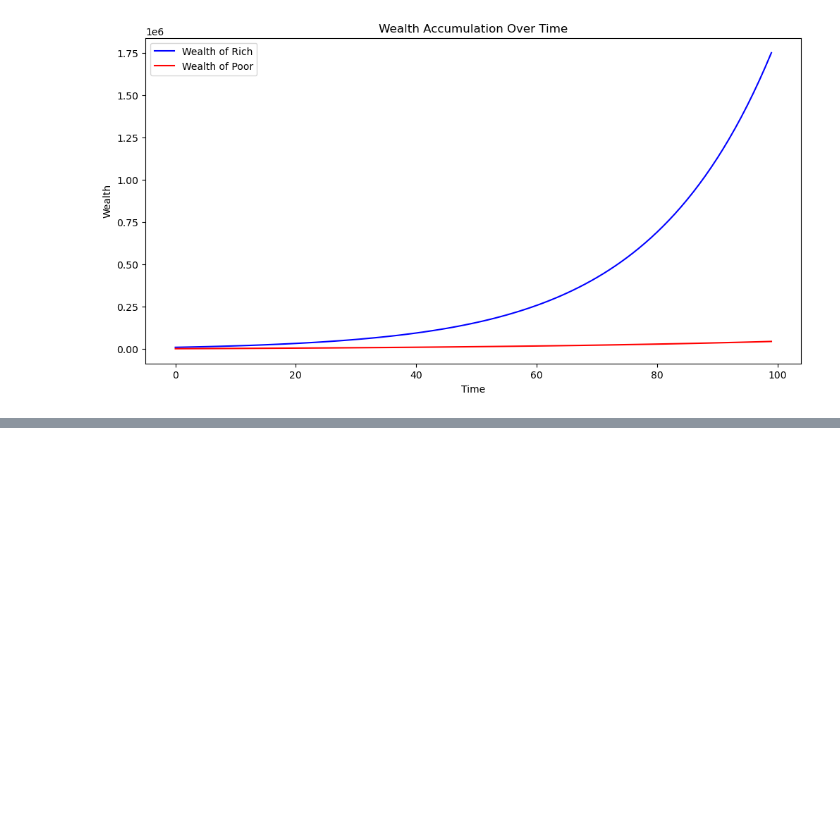
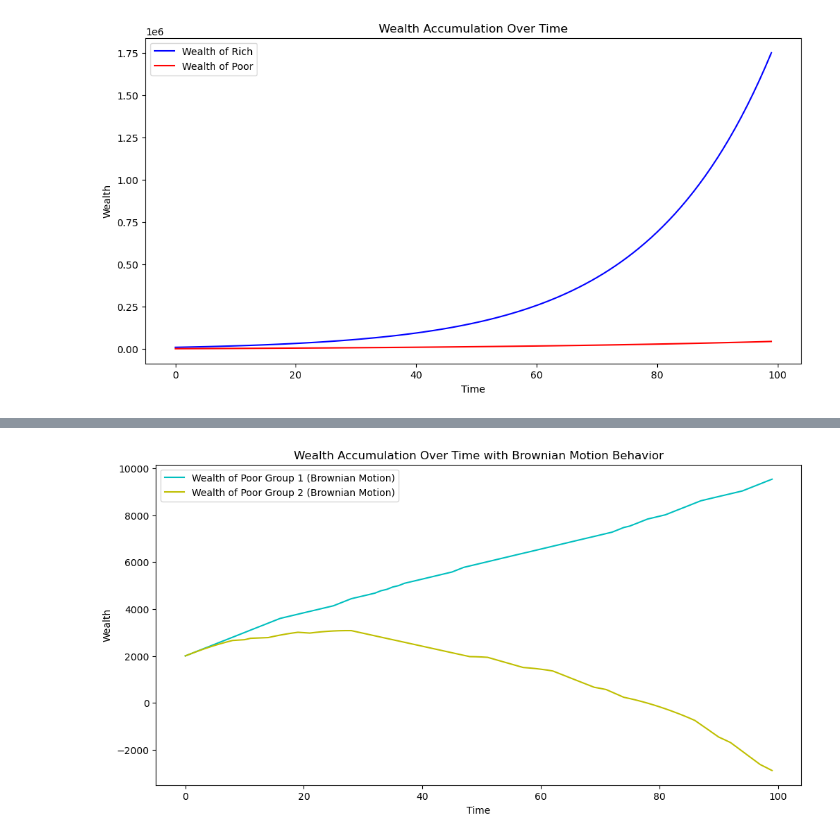
Before and after one commit to DiogoRibeiro7/Medium-Blog, a Jupyter notebook: wealth_inequality.ipynb, the cells around one changed output, grey strips where cells are left out. Cells and saved outputs as stored; diff of their text form; code cells hidden in the pictures; blank space fills up the shorter version.

```diff
--- a/wealth_inequality.ipynb
+++ b/wealth_inequality.ipynb
@@ -90,0 +293,87 @@ plt.show()
+# %%
+# Importing required library for random number generation
+import random
+
+# Define a function to simulate wealth accumulation using Brownian motion with behavioral changes
+def simulate_wealth_brownian(T, r_p, I_p, E_p1, E_p2, W_p1_0, W_p2_0, transfer_rate, inflation_rate, expense_increase_rate, behavior_change_prob):
+    """
+    Simulates the wealth accumulation for two types of poor groups over time T using Brownian motion.
+    At each time step, individuals may decide to change their course of action (save or not save).
+
+    Parameters:
+        T (int): Total time steps
+        r_p (float): Rate of return for poor groups
+        I_p (float): Income for poor groups
+        E_p1 (float): Initial expenditure for poor group 1 (expenses stay constant)
+        E_p2 (float): Initial expenditure for poor group 2 (expenses increase with income)
+        W_p1_0 (float): Initial wealth for poor group 1
+        W_p2_0 (float): Initial wealth for poor group 2
+        transfer_rate (float): Rate of wealth transfer from poor to rich (applies to both groups)
+        inflation_rate (float): Inflation rate affecting both poor groups
+        expense_increase_rate (float): Rate of increase in expenses for poor group 2 as their income increases
+        behavior_change_prob (float): Probability of changing behavior at each time step (0 to 1)
+
+    Returns:
+        wealth_poor1 (list): Wealth of poor group 1 at each time step
+        wealth_poor2 (list): Wealth of poor group 2 at each time step
+    """
+
+    # Initialize wealth arrays and behavior flags
+    wealth_poor1 = [W_p1_0]
+    wealth_poor2 = [W_p2_0]
+    behavior_flag1 = True  # True means saving, False means not saving
+    behavior_flag2 = True  # True means saving, False means not saving
+
+    # Simulation loop
+    for t in range(1, T):
+        # Determine if behavior changes for each group
+        if random.random() < behavior_change_prob:
+            behavior_flag1 = not behavior_flag1
+        if random.random() < behavior_change_prob:
+            behavior_flag2 = not behavior_flag2
+
+        # Calculate the wealth transfer affecting both poor groups (assume it's the same for both)
+        wealth_transfer1 = transfer_rate * wealth_poor1[-1]
+        wealth_transfer2 = transfer_rate * wealth_poor2[-1]
+
+        # Adjust the rate of return for both poor groups to account for inflation
+        adjusted_r_p = r_p - inflation_rate
+
+        # Calculate the new wealth based on previous wealth, the differential equation model, and the Brownian motion behavior
+        if behavior_flag1:
+            new_wealth_poor1 = wealth_poor1[-1] + adjusted_r_p * wealth_poor1[-1] + I_p - E_p1 - wealth_transfer1
+        else:
+            new_wealth_poor1 = wealth_poor1[-1] + adjusted_r_p * wealth_poor1[-1] + I_p - 1.1 * E_p1 - wealth_transfer1  # Increased expenditure
+
+        if behavior_flag2:
+            new_wealth_poor2 = wealth_poor2[-1] + adjusted_r_p * wealth_poor2[-1] + I_p - E_p2 - wealth_transfer2
+        else:
+            new_wealth_poor2 = wealth_poor2[-1] + adjusted_r_p * wealth_poor2[-1] + I_p - 1.1 * E_p2 - wealth_transfer2  # Increased expenditure
+
+        # Increase the expenses for poor group 2 as their income increases (only if they are in the saving behavior)
+        if behavior_flag2:
+            E_p2 += expense_increase_rate * I_p
+
+        # Append the new wealth values to the lists
+        wealth_poor1.append(new_wealth_poor1)
+        wealth_poor2.append(new_wealth_poor2)
+
+    return wealth_poor1, wealth_poor2
+
+# Probability of changing behavior at each time step
+behavior_change_prob = 0.2
+
+# Run the Brownian motion simulation
+wealth_poor1_brownian, wealth_poor2_brownian = simulate_wealth_brownian(T, r_p, I_p, E_p1, E_p2, W_p1_0, W_p2_0, transfer_rate, inflation_rate, expense_increase_rate, behavior_change_prob)
+
+# Plotting the results for the Brownian motion simulation
+plt.figure(figsize=(12, 6))
+plt.plot(wealth_poor1_brownian, label='Wealth of Poor Group 1 (Brownian Motion)', color='c')
+plt.plot(wealth_poor2_brownian, label='Wealth of Poor Group 2 (Brownian Motion)', color='y')
+plt.xlabel('Time')
+plt.ylabel('Wealth')
+plt.title('Wealth Accumulation Over Time with Brownian Motion Behavior')
+plt.legend()
+plt.show()
+# %% [output]
+[figure, added]
```
Also changed, not shown: parts of 4 cells of this notebook.
